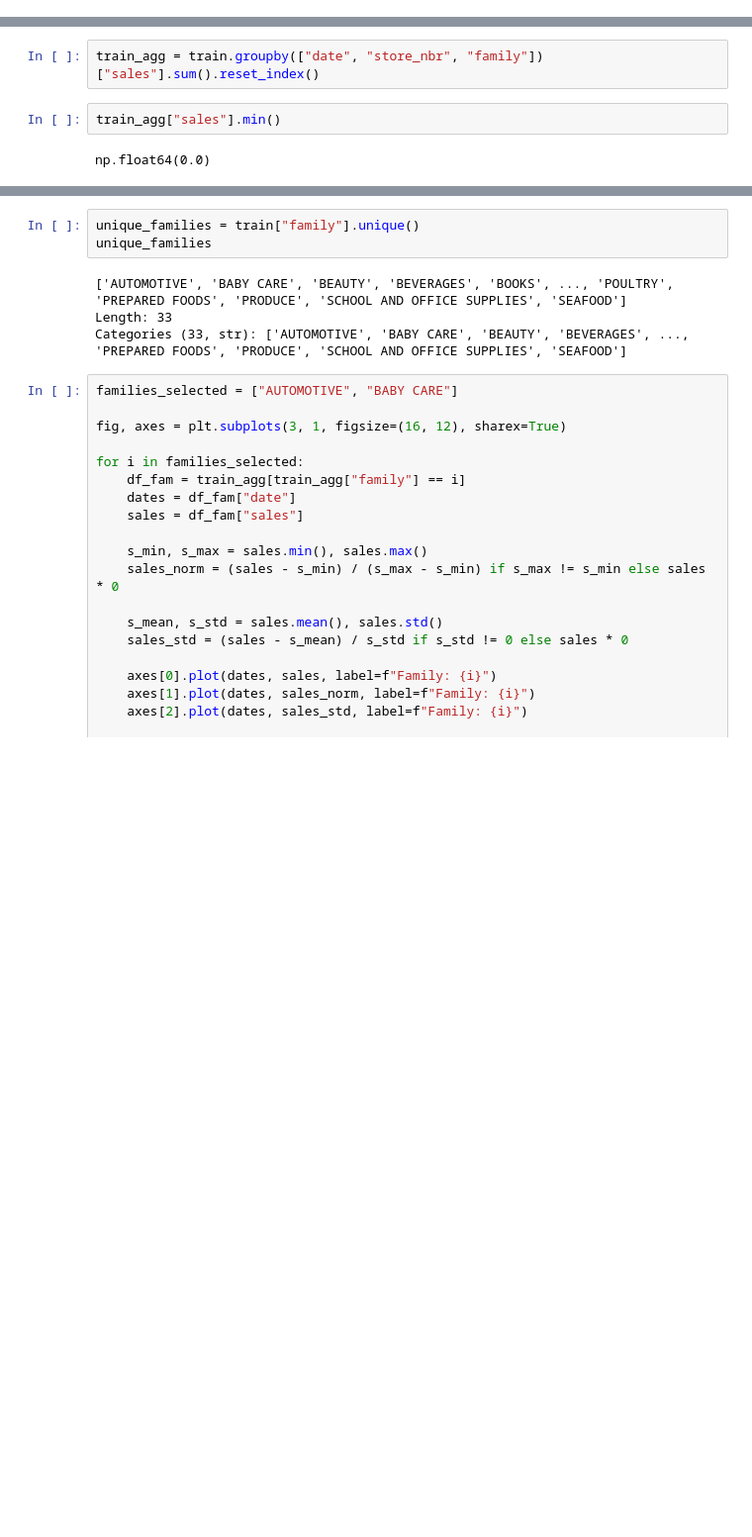
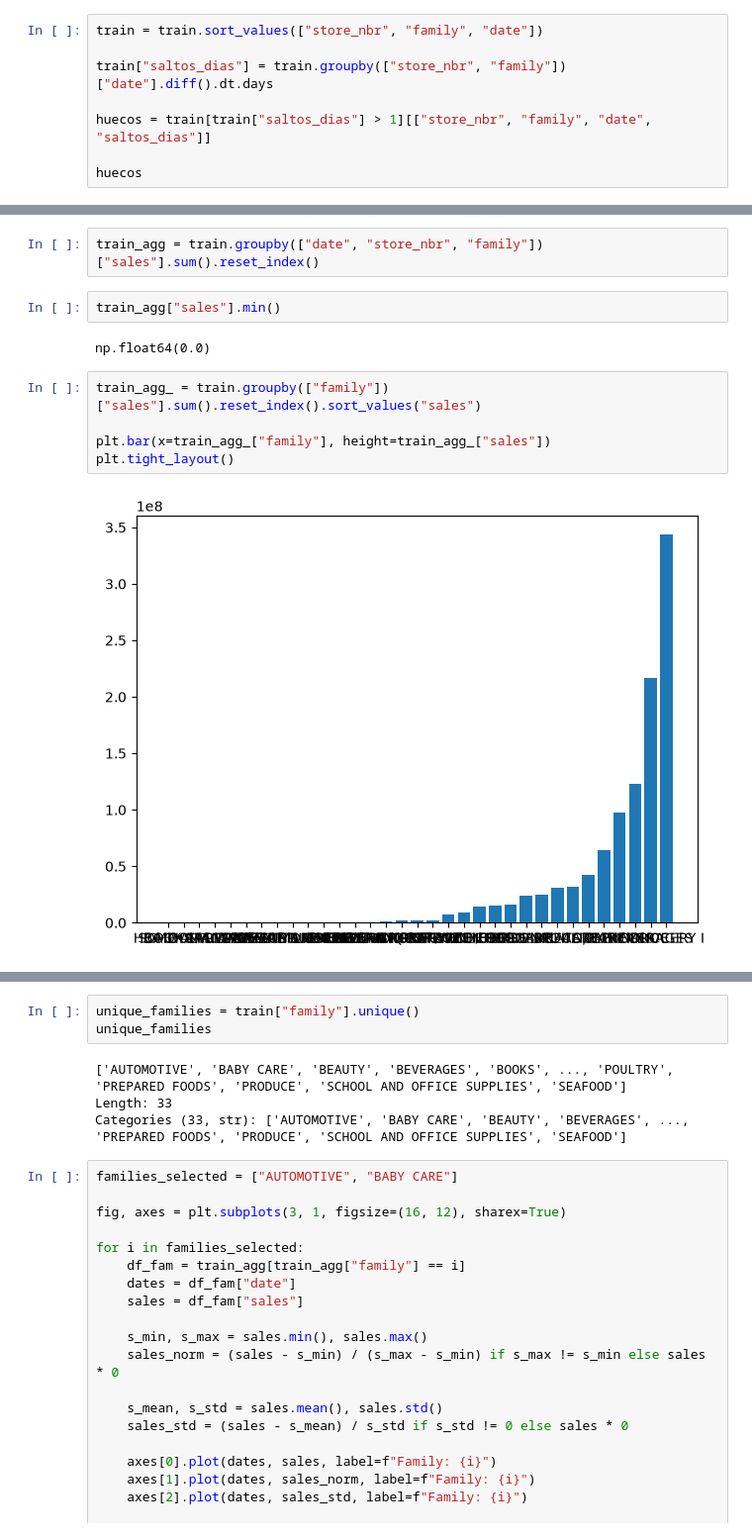
Before and after one commit to silviadeanituaaspiazu/StoreSales_TimeSeriesForecasting, a Jupyter notebook: notebooks/eda_1.ipynb, the cells around one changed output, grey strips where cells are left out. Shown at 99% size. Cells and saved outputs as stored; diff of their text form; blank space fills up the shorter version.

Commit message:
refactor: fix df_train bug, update modeling pipeline and add metrics

```diff
--- a/notebooks/eda_1.ipynb
+++ b/notebooks/eda_1.ipynb
@@ -42,3 +42,11 @@ train["weekday"] = train["date"].dt.day_of_week
 train["month"] = train["date"].dt.month
 train["week"] = train["date"].dt.isocalendar().week
 train["year"] = train["date"].dt.year
+# %%
+train = train.sort_values(["store_nbr", "family", "date"])
+
+train["saltos_dias"] = train.groupby(["store_nbr", "family"])["date"].diff().dt.days
+
+huecos = train[train["saltos_dias"] > 1][["store_nbr", "family", "date", "saltos_dias"]]
+
+huecos
@@ -48,3 +70,10 @@ train_agg = train.groupby(["date", "store_nbr", "family"])["sales"].sum().reset_
 train_agg["sales"].min()
 # %% [output]
 np.float64(0.0)
+# %%
+train_agg_ = train.groupby(["family"])["sales"].sum().reset_index().sort_values("sales")
+
+plt.bar(x=train_agg_["family"], height=train_agg_["sales"])
+plt.tight_layout()
+# %% [output]
+[figure, added]
```
Also changed, not shown: parts of 2 cells of this notebook, 12 other files.
